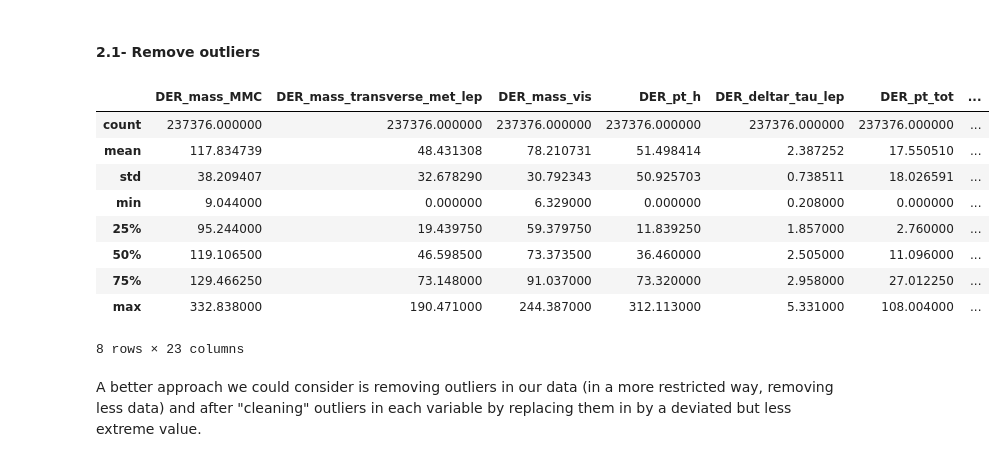
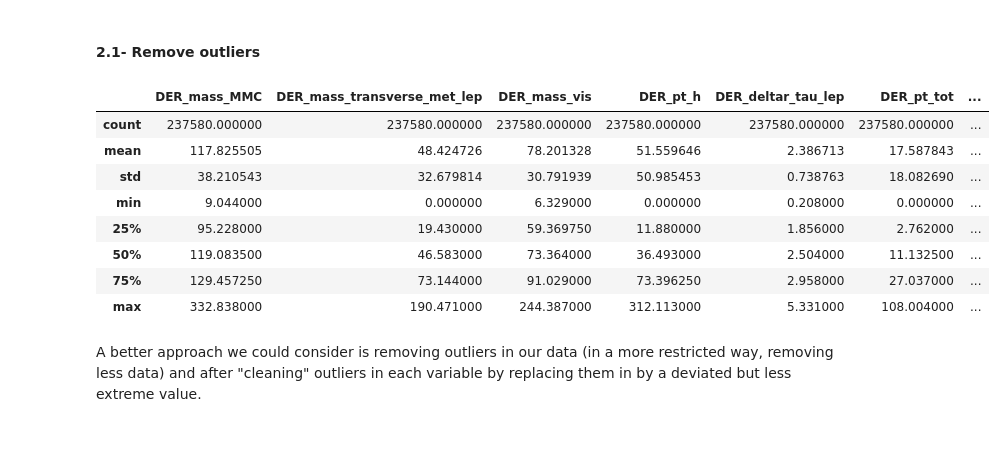
Before and after one commit to frblazquez/LC3, a Jupyter notebook: Project 1/scripts/data_preprocessing.ipynb, the cells around one changed output. Cells and saved outputs as stored; diff of their text form; code cells hidden in the pictures.

Commit message:
Project meeting tests and modifications, 0.8 accuracy reached

```diff
--- a/Project 1/scripts/data_preprocessing.ipynb
+++ b/Project 1/scripts/data_preprocessing.ipynb
@@ -106,0 +109,5 @@ df_test_without_MV_columns  = df_test.drop( features_with_MV, axis=1)
+# %%
+features_correlated = ['DER_mass_jet_jet', 'PRI_jet_leading_phi', 'PRI_jet_subleading_eta', 'DER_lep_eta_centrality', 'PRI_jet_num', 'PRI_met_sumet', 'DER_prodeta_jet_jet', 'PRI_jet_all_pt', 'PRI_jet_subleading_pt', 'PRI_jet_subleading_phi', 'PRI_jet_leading_eta']
+# %%
+df_train_without_correlated = df_train.drop(features_correlated, axis=1)
+df_test_without_correlated  = df_test.drop( features_correlated, axis=1)
@@ -106,0 +117,3 @@ df_test_without_MV_columns  = df_test.drop( features_with_MV, axis=1)
+# %%
+df_train_without_MV_and_correlated = df_train_without_correlated.replace(-999,np.NaN).dropna(axis=1)
+df_test_without_MV_and_correlated  = df_test_without_correlated.replace(-999,np.NaN).dropna(axis=1)
@@ -218,0 +256,6 @@ df_test_MV_replaced_avg1['PRI_jet_subleading_phi'] = df_test_MV_replaced_avg1['P
+# %%
+df_train_aux = df_train_without_MV_and_correlated.copy()
+replace_MV_by_average(df_train_without_MV_and_correlated, features_with_reasonable_freq_MV_not_correlated, -999)
+
+df_test_aux = df_test_without_MV_and_correlated.copy()
+replace_MV_by_average(df_test_without_MV_and_correlated, features_with_reasonable_freq_MV_not_correlated, -999)
@@ -291,25 +350,28 @@ F.e. check the variable DER_pt_tot, the difference between the maximum value and
 # %%
 from scipy import stats
 # %%
-z_train          = np.abs(stats.zscore(df_train_MV_cleaned.drop(['Prediction'], axis=1)))
-df_train_cleaned = df_train_MV_cleaned[(z_train < 4).all(axis=1)]
+#z_train          = np.abs(stats.zscore(df_train_MV_cleaned.drop(['Prediction'], axis=1)))
+#df_train_cleaned = df_train_MV_cleaned[(z_train < 4).all(axis=1)]
+#df_train_cleaned.describe()
+
+z_train          = np.abs(stats.zscore(df_train_aux.drop(['Prediction'], axis=1)))
+df_train_cleaned = df_train_aux[(z_train < 4).all(axis=1)]
 df_train_cleaned.describe()
 
 # In case we want to analyze outliers in test dataset
 #z_test           = np.abs(stats.zscore(df_test_MV_cleaned.drop(['Prediction'], axis=1)))
 #df_test_cleaned  = df_test_MV_cleaned[(z_test < 3).all(axis=1)]
 #df_test_cleaned.describe()
 # %% [output]
 |  | DER_mass_MMC | DER_mass_transverse_met_lep | DER_mass_vis | DER_pt_h | DER_deltar_tau_lep | DER_pt_tot | ... |
-| count | 237376.000000 | 237376.000000 | 237376.000000 | 237376.000000 | 237376.000000 | 237376.000000 | ... |
-| mean | 117.834739 | 48.431308 | 78.210731 | 51.498414 | 2.387252 | 17.550510 | ... |
-| std | 38.209407 | 32.678290 | 30.792343 | 50.925703 | 0.738511 | 18.026591 | ... |
+| count | 237580.000000 | 237580.000000 | 237580.000000 | 237580.000000 | 237580.000000 | 237580.000000 | ... |
+| mean | 117.825505 | 48.424726 | 78.201328 | 51.559646 | 2.386713 | 17.587843 | ... |
+| std | 38.210543 | 32.679814 | 30.791939 | 50.985453 | 0.738763 | 18.082690 | ... |
 | min | 9.044000 | 0.000000 | 6.329000 | 0.000000 | 0.208000 | 0.000000 | ... |
-| 25% | 95.244000 | 19.439750 | 59.379750 | 11.839250 | 1.857000 | 2.760000 | ... |
-| 50% | 119.106500 | 46.598500 | 73.373500 | 36.460000 | 2.505000 | 11.096000 | ... |
-| 75% | 129.466250 | 73.148000 | 91.037000 | 73.320000 | 2.958000 | 27.012250 | ... |
+| 25% | 95.228000 | 19.430000 | 59.369750 | 11.880000 | 1.856000 | 2.762000 | ... |
+| 50% | 119.083500 | 46.583000 | 73.364000 | 36.493000 | 2.504000 | 11.132500 | ... |
+| 75% | 129.457250 | 73.144000 | 91.029000 | 73.396250 | 2.958000 | 27.037000 | ... |
 | max | 332.838000 | 190.471000 | 244.387000 | 312.113000 | 5.331000 | 108.004000 | ... |
-8 rows × 23 columns
 # %% [markdown]
 A better approach we could consider is removing outliers in our data (in a more restricted way, removing less data) and after "cleaning" outliers in each variable by replacing them in by a deviated but less extreme value.
 # %% [markdown]
```
Also changed, not shown: parts of 19 cells of this notebook.
